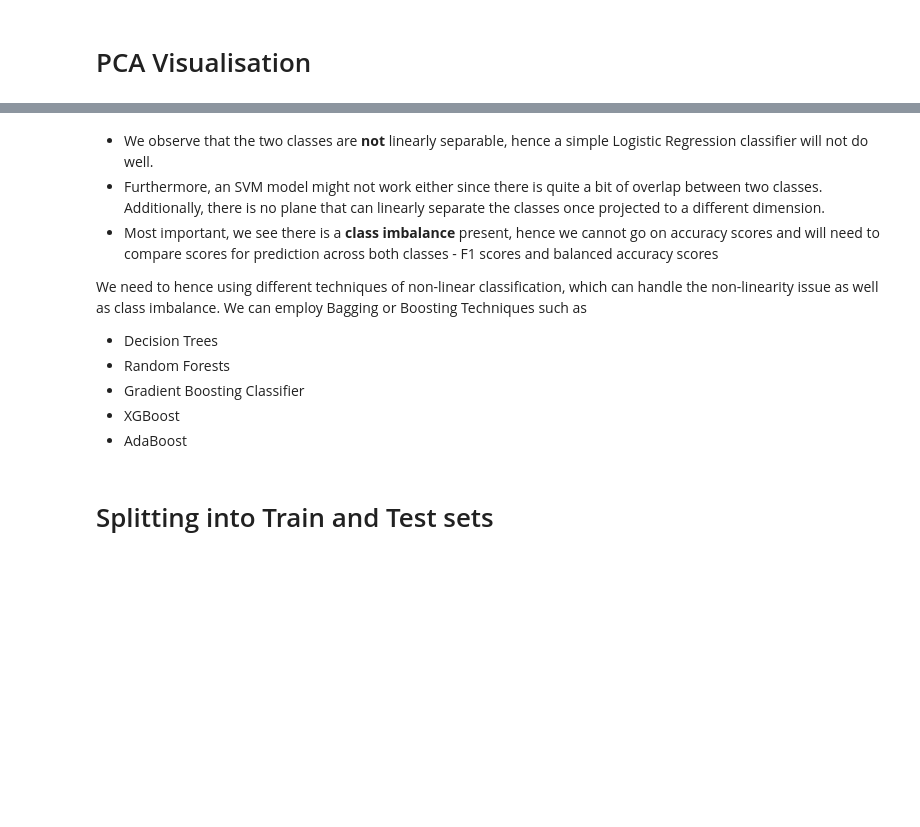
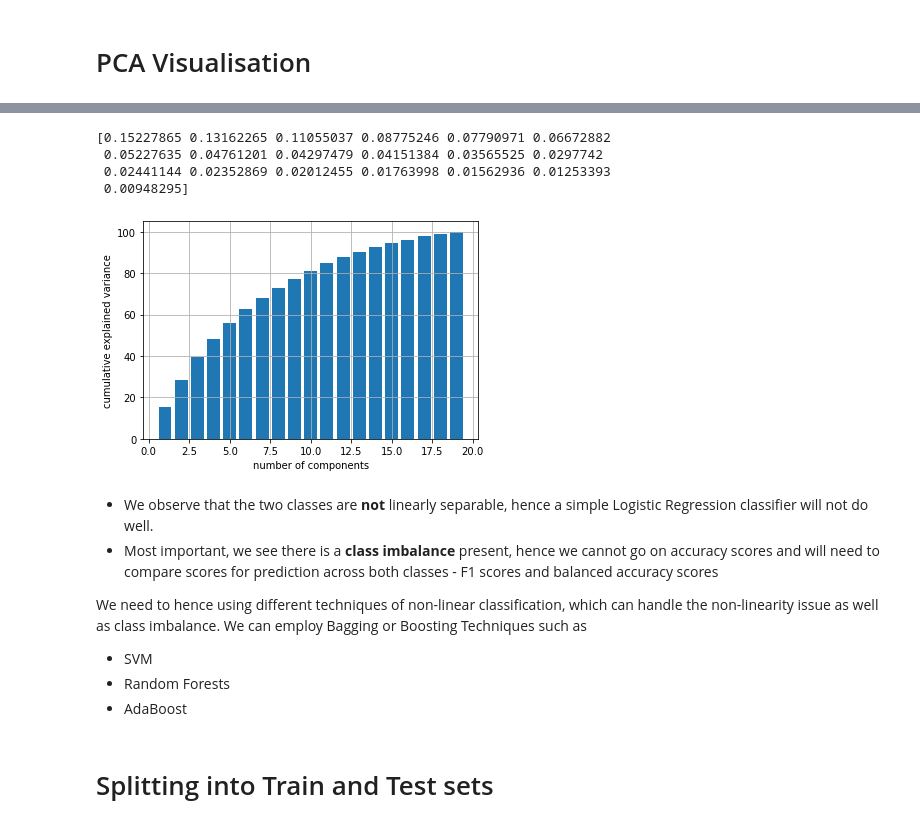
Before and after one commit to aditeyabaral/kepler-exoplanet-analysis, a Jupyter notebook: src/Prediction_ML.ipynb, the cells around one changed output, grey strips where cells are left out. Drawn from its saved outputs; the diff is of its cells as text; code cells hidden in the pictures; blank space fills up the shorter version.

```diff
--- a/src/Prediction_ML.ipynb
+++ b/src/Prediction_ML.ipynb
@@ -128,13 +142,18 @@ plt.show()
+# %%
+getVarianceContribution(X, y)
+# %% [output]
+[0.15227865 0.13162265 0.11055037 0.08775246 0.07790971 0.06672882
+ 0.05227635 0.04761201 0.04297479 0.04151384 0.03565525 0.0297742
+ 0.02441144 0.02352869 0.02012455 0.01763998 0.01562936 0.01253393
+ 0.00948295]
+[figure, added]
 # %% [markdown]
 * We observe that the two classes are **not** linearly separable, hence a simple Logistic Regression classifier will not do well.
-* Furthermore, an SVM model might not work either since there is quite a bit of overlap between two classes. Additionally, there is no plane that can linearly separate the classes once projected to a different dimension.
 * Most important, we see there is a **class imbalance** present, hence we cannot go on accuracy scores and will need to compare scores for prediction across both classes - F1 scores and balanced accuracy scores
 
 We need to hence using different techniques of non-linear classification, which can handle the non-linearity issue as well as class imbalance. We can employ Bagging or Boosting Techniques such as
-* Decision Trees
+* SVM
 * Random Forests
-* Gradient Boosting Classifier
-* XGBoost
 * AdaBoost
 # %% [markdown]
 # Splitting into Train and Test sets
```
Also changed, not shown: parts of 62 cells of this notebook, 2 other files.
